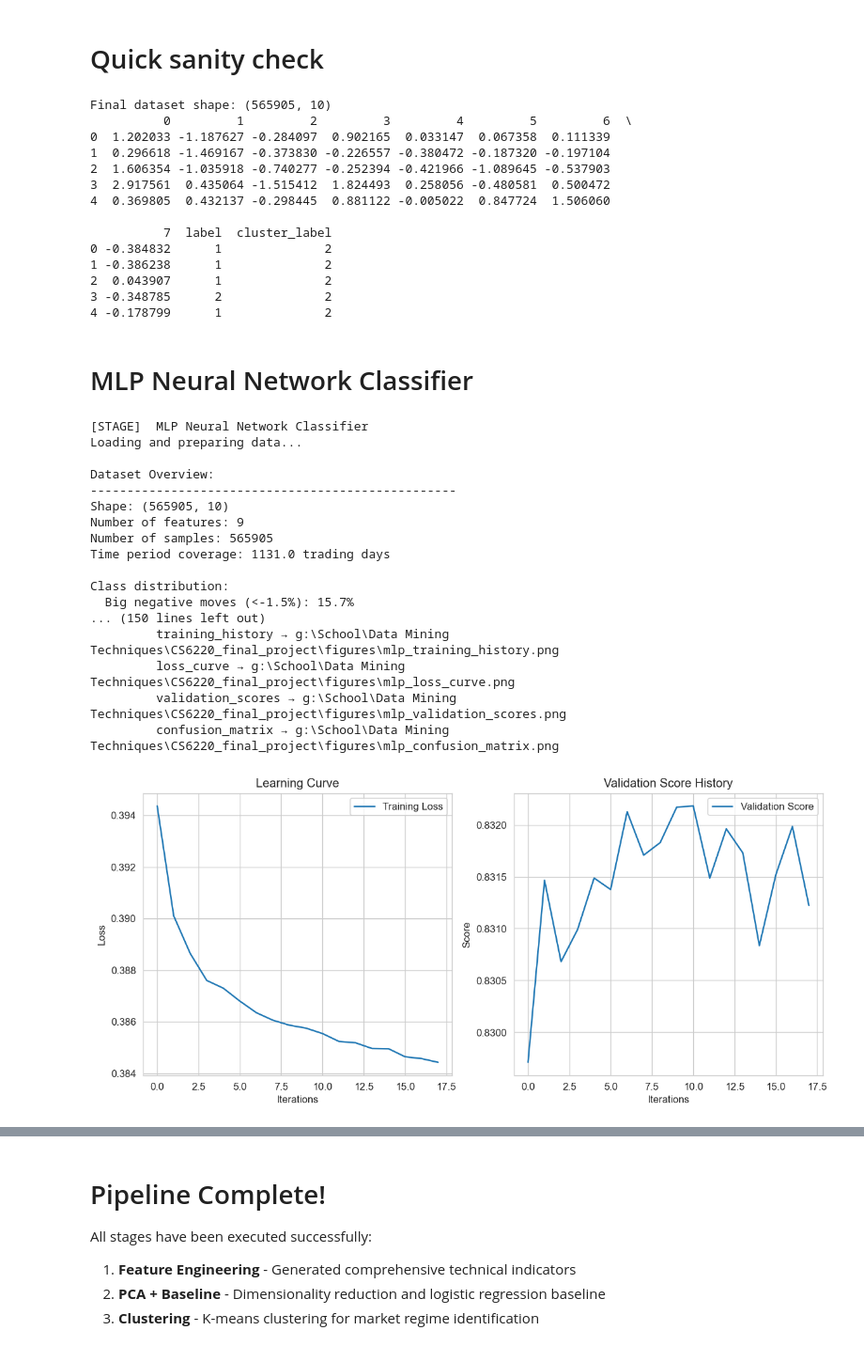
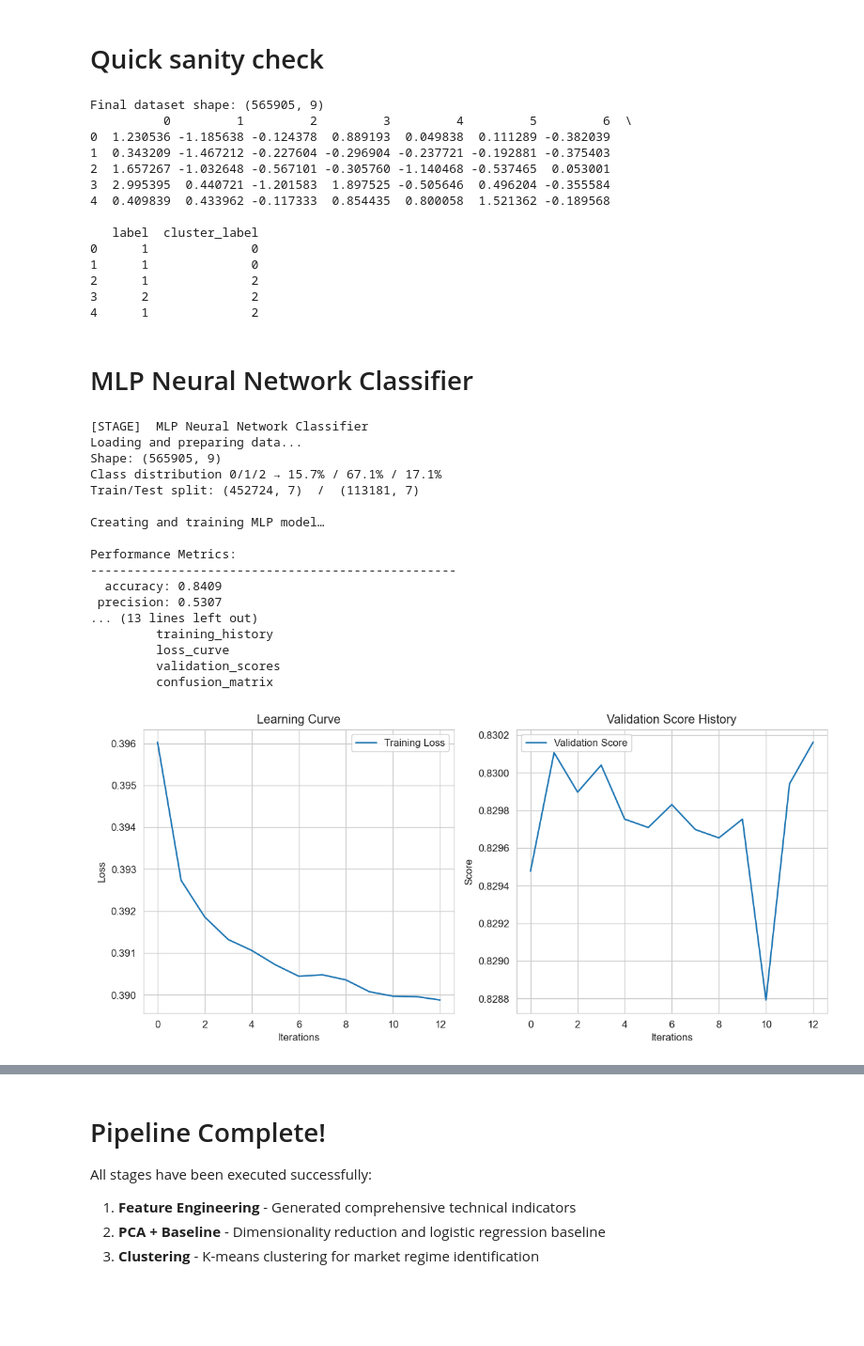
Before and after one commit to bnjnrthrp/CS6220_final_project, a Jupyter notebook: pipeline.ipynb, the cells around one changed output, grey strips where cells are left out. Shown at 94% size. Saved outputs shown, nothing was run; the diff lists cells and outputs as text; code cells hidden in the pictures; blank space fills up the shorter version.

Commit message:
minor changes including: 1. switching csvs to parquet 2. slimming the output of MLP in pipeline.ipynb

```diff
--- a/pipeline.ipynb
+++ b/pipeline.ipynb
@@ -89,69 +89,69 @@ davies_bouldin: 1.295050300526388
 # %%
 import pandas as pd
 
-final_path = DATA_DIR / "cluster.csv"
-df_final = pd.read_csv(final_path)
+final_path = DATA_DIR / "cluster.parquet"
+df_final = pd.read_parquet(final_path)
 print(f"Final dataset shape: {df_final.shape}")
 print(df_final.head())
 # %% [output]
-Final dataset shape: (565905, 10)
+Final dataset shape: (565905, 9)
           0         1         2         3         4         5         6  \
-0  1.202033 -1.187627 -0.284097  0.902165  0.033147  0.067358  0.111339
-1  0.296618 -1.469167 -0.373830 -0.226557 -0.380472 -0.187320 -0.197104
-2  1.606354 -1.035918 -0.740277 -0.252394 -0.421966 -1.089645 -0.537903
-3  2.917561  0.435064 -1.515412  1.824493  0.258056 -0.480581  0.500472
-4  0.369805  0.432137 -0.298445  0.881122 -0.005022  0.847724  1.506060
+0  1.230536 -1.185638 -0.124378  0.889193  0.049838  0.111289 -0.382039
+1  0.343209 -1.467212 -0.227604 -0.296904 -0.237721 -0.192881 -0.375403
+2  1.657267 -1.032648 -0.567101 -0.305760 -1.140468 -0.537465  0.053001
+3  2.995395  0.440721 -1.201583  1.897525 -0.505646  0.496204 -0.355584
+4  0.409839  0.433962 -0.117333  0.854435  0.800058  1.521362 -0.189568
 
-          7  label  cluster_label
-0 -0.384832      1              2
-1 -0.386238      1              2
-2  0.043907      1              2
-3 -0.348785      2              2
-4 -0.178799      1              2
+   label  cluster_label
+0      1              0
+1      1              0
+2      1              2
+3      2              2
+4      1              2
 # %% [markdown]
 # MLP Neural Network Classifier
 # %%
 from mlp_classifier import train_and_evaluate
 from IPython.display import Image, display
 
 print("\n[STAGE]  MLP Neural Network Classifier")
 metrics, report, plot_paths = train_and_evaluate()
 
 print("[RESULT] MLP Performance Metrics:")
 for metric, value in metrics.items():
     print(f"         {metric}: {value:.4f}")
 
 print("[RESULT] Classification Report:")
 print(f"         Class 0 (No significant increase) - Precision: {report['0']['precision']:.4f}, Recall: {report['0']['recall']:.4f}, F1: {report['0']['f1-score']:.4f}")
 print(f"         Class 1 (Significant increase) - Precision: {report['1']['precision']:.4f}, Recall: {report['1']['recall']:.4f}, F1: {report['1']['f1-score']:.4f}")
 print(f"         Overall Accuracy: {report['accuracy']:.4f}")
 
 print("\n[PLOTS]  MLP Visualizations:")
-for plot_type, path in plot_paths.items():
-    print(f"         {plot_type} → {path}")
+for plot_type in plot_paths:
+    print(f"         {plot_type}")
 
 # Display all plots inline
 display(Image(filename=plot_paths["training_history"]))
 display(Image(filename=plot_paths["confusion_matrix"]))
 display(Image(filename=plot_paths["loss_curve"]))
 display(Image(filename=plot_paths["validation_scores"]))
 # %% [output]
 [STAGE]  MLP Neural Network Classifier
 Loading and preparing data...
+Shape: (565905, 9)
+Class distribution 0/1/2 → 15.7% / 67.1% / 17.1%
+Train/Test split: (452724, 7)  /  (113181, 7)
 
-Dataset Overview:
+Creating and training MLP model…
+
+Performance Metrics:
 --------------------------------------------------
-Shape: (565905, 10)
-Number of features: 9
-Number of samples: 565905
-Time period coverage: 1131.0 trading days
-
-Class distribution:
-  Big negative moves (<-1.5%): 15.7%
-... (150 lines left out)
-         training_history → g:\School\Data Mining Techniques\CS6220_final_project\figures\mlp_training_history.png
-         loss_curve → g:\School\Data Mining Techniques\CS6220_final_project\figures\mlp_loss_curve.png
-         validation_scores → g:\School\Data Mining Techniques\CS6220_final_project\figures\mlp_validation_scores.png
-         confusion_matrix → g:\School\Data Mining Techniques\CS6220_final_project\figures\mlp_confusion_matrix.png
+  accuracy: 0.8409
+ precision: 0.5307
+... (13 lines left out)
+         training_history
+         loss_curve
+         validation_scores
+         confusion_matrix
-[figure, old version]
+[figure, new version]
 [figure]
```
Also changed, not shown: parts of 4 cells of this notebook, 3 other files.
